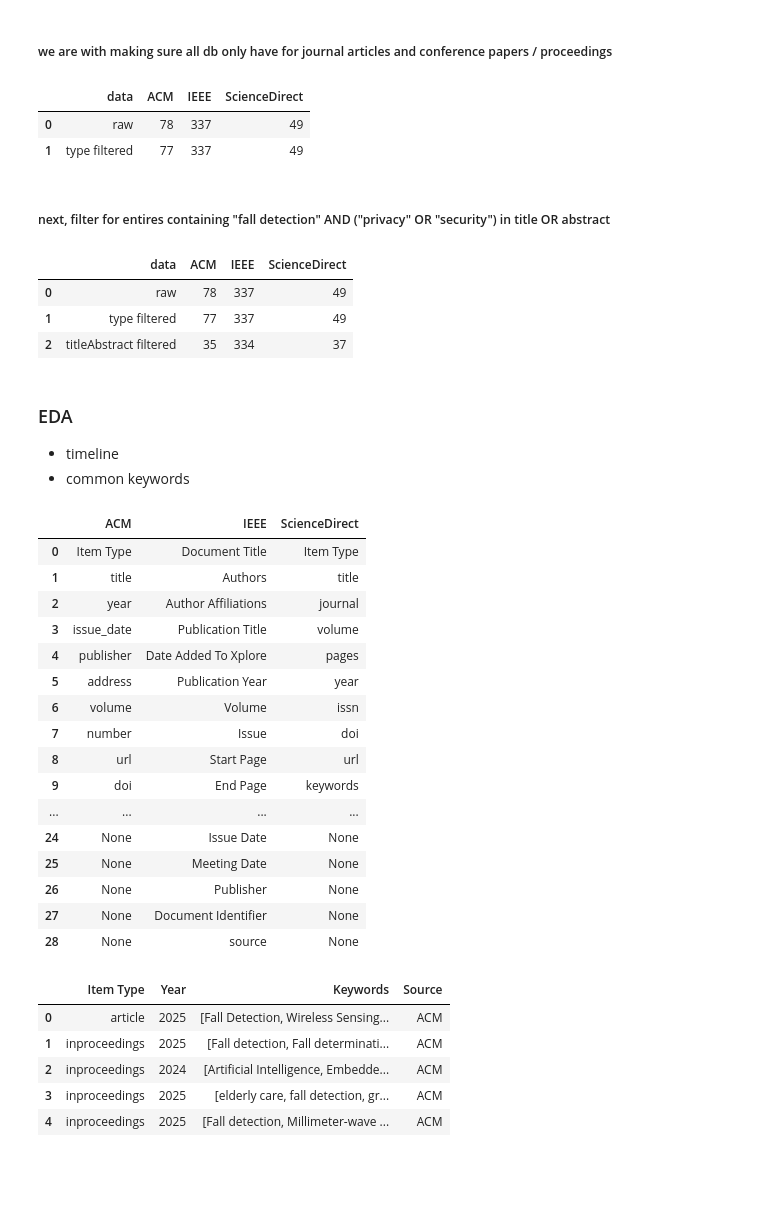
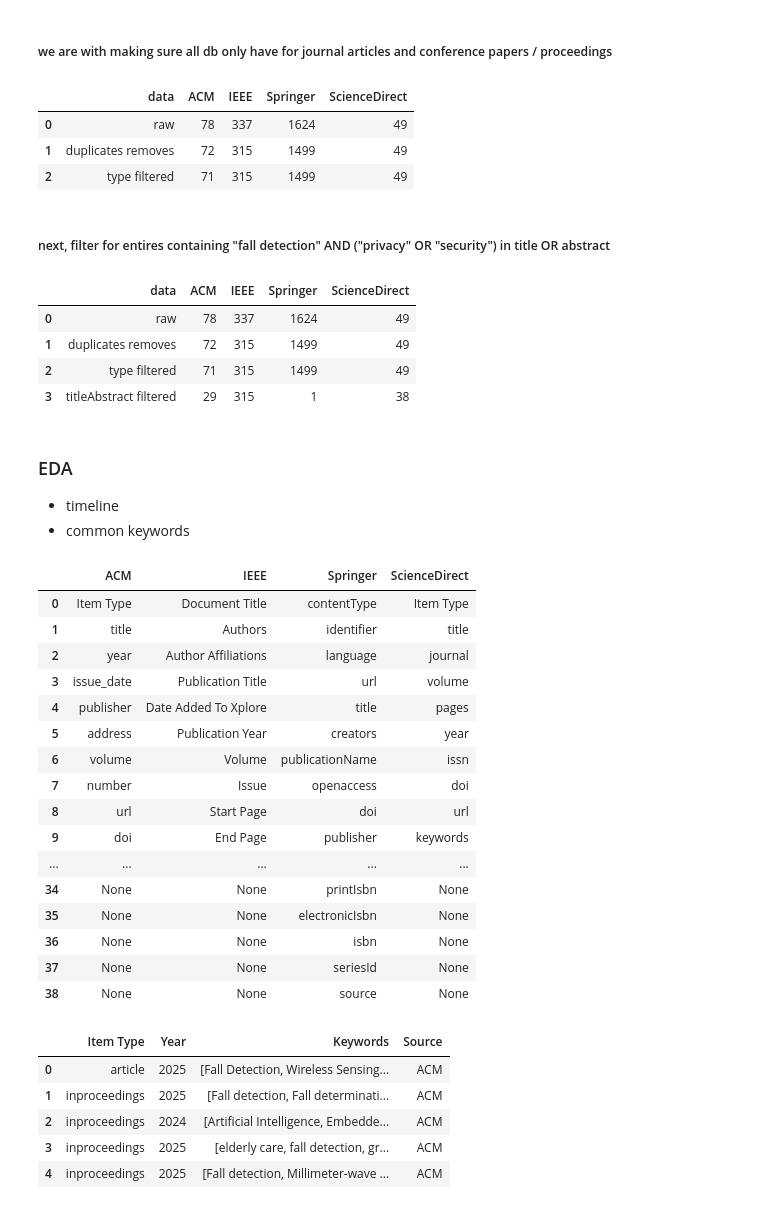
Before and after one commit to AichaNT/bachelor_thesis, a Jupyter notebook: EDA.ipynb, the cells around one changed output. Saved outputs shown, nothing was run; the diff lists cells and outputs as text; code cells hidden in the pictures; blank space fills up the shorter version.

```diff
--- a/EDA.ipynb
+++ b/EDA.ipynb
@@ -136,16 +168,17 @@ ieee_type_filtered = filter_journal_conference(ieee, "Document Identifier")
 sd_type_filtered = filter_journal_conference(sd, "Item Type")
 # %%
 # update counting DB
-type_filter_row = pd.DataFrame([["type filtered", len(acm_type_filtered), len(ieee_type_filtered), len(sd_type_filtered)]],
+type_filter_row = pd.DataFrame([["type filtered", len(acm_type_filtered), len(ieee_type_filtered), len(springer_type_filtered), len(sd_type_filtered)]],
                             columns = count_db.columns)
 
 count_db = pd.concat([count_db, type_filter_row], ignore_index = True)
 
 count_db
 # %% [output]
-|  | data | ACM | IEEE | ScienceDirect |
-| 0 | raw | 78 | 337 | 49 |
-| 1 | type filtered | 77 | 337 | 49 |
+|  | data | ACM | IEEE | Springer | ScienceDirect |
+| 0 | raw | 78 | 337 | 1624 | 49 |
+| 1 | duplicates removes | 72 | 315 | 1499 | 49 |
+| 2 | type filtered | 71 | 315 | 1499 | 49 |
 # %% [markdown]
 ##### next, filter for entires containing "fall detection" AND ("privacy" OR "security") in title OR abstract
 # %%
@@ -178,17 +212,18 @@ ieee_titleAbstract_filtered.to_csv("data/final/ieee_final_2026-03-02.csv", index
 sd_titleAbstract_filtered.to_csv("data/final/sd_final_2026-03-02.csv", index = False)
 # %%
 # update counting DB
-titleAbstract_filter_row = pd.DataFrame([["titleAbstract filtered", len(acm_titleAbstract_filtered), len(ieee_titleAbstract_filtered), len(sd_titleAbstract_filtered)]],
+titleAbstract_filter_row = pd.DataFrame([["titleAbstract filtered", len(acm_titleAbstract_filtered), len(ieee_titleAbstract_filtered), len(springer_titleAbstract_filtered), len(sd_titleAbstract_filtered)]],
                             columns = count_db.columns)
 
 count_db = pd.concat([count_db, titleAbstract_filter_row], ignore_index = True)
 
 count_db
 # %% [output]
-|  | data | ACM | IEEE | ScienceDirect |
-| 0 | raw | 78 | 337 | 49 |
-| 1 | type filtered | 77 | 337 | 49 |
-| 2 | titleAbstract filtered | 35 | 334 | 37 |
+|  | data | ACM | IEEE | Springer | ScienceDirect |
+| 0 | raw | 78 | 337 | 1624 | 49 |
+| 1 | duplicates removes | 72 | 315 | 1499 | 49 |
+| 2 | type filtered | 71 | 315 | 1499 | 49 |
+| 3 | titleAbstract filtered | 29 | 315 | 1 | 38 |
 # %% [markdown]
 ### EDA
 - timeline
@@ -197,44 +232,48 @@ count_db
 # load in final data
 acm_final = pd.read_csv("data/final/acm_final_2026-03-02.csv")
 ieee_final = pd.read_csv("data/final/ieee_final_2026-03-02.csv")
+springer_final = pd.read_csv("data/final/springer_final_2026-03-02.csv")
 sd_final = pd.read_csv("data/final/sd_final_2026-03-02.csv")
 # %%
 acm_cols = list(acm_final.columns)
 ieee_cols = list(ieee_final.columns)
+springer_cols = list(springer_final.columns)
 sd_cols = list(sd_final.columns)
 
 # pad shorter lists with None so all have same length
-max_len = max(len(acm_cols), len(ieee_cols), len(sd_cols))
+max_len = max(len(acm_cols), len(ieee_cols), len(springer_cols), len(sd_cols))
 acm_cols += [None] * (max_len - len(acm_cols))
 ieee_cols += [None] * (max_len - len(ieee_cols))
+springer_cols += [None] * (max_len - len(springer_cols))
 sd_cols += [None] * (max_len - len(sd_cols))
 
 # create combined DataFrame
 all_cols = pd.DataFrame({
     "ACM": acm_cols,
     "IEEE": ieee_cols,
+    "Springer": springer_cols,
     "ScienceDirect": sd_cols
 })
 
 all_cols
 # %% [output]
-|  | ACM | IEEE | ScienceDirect |
-| 0 | Item Type | Document Title | Item Type |
-| 1 | title | Authors | title |
-| 2 | year | Author Affiliations | journal |
-| 3 | issue_date | Publication Title | volume |
-| 4 | publisher | Date Added To Xplore | pages |
-| 5 | address | Publication Year | year |
-| 6 | volume | Volume | issn |
-| 7 | number | Issue | doi |
-| 8 | url | Start Page | url |
-| 9 | doi | End Page | keywords |
-| ... | ... | ... | ... |
-| 24 | None | Issue Date | None |
-| 25 | None | Meeting Date | None |
-| 26 | None | Publisher | None |
-| 27 | None | Document Identifier | None |
-| 28 | None | source | None |
+|  | ACM | IEEE | Springer | ScienceDirect |
+| 0 | Item Type | Document Title | contentType | Item Type |
+| 1 | title | Authors | identifier | title |
+| 2 | year | Author Affiliations | language | journal |
+| 3 | issue_date | Publication Title | url | volume |
+| 4 | publisher | Date Added To Xplore | title | pages |
+| 5 | address | Publication Year | creators | year |
+| 6 | volume | Volume | publicationName | issn |
+| 7 | number | Issue | openaccess | doi |
+| 8 | url | Start Page | doi | url |
+| 9 | doi | End Page | publisher | keywords |
+| ... | ... | ... | ... | ... |
+| 34 | None | None | printIsbn | None |
+| 35 | None | None | electronicIsbn | None |
+| 36 | None | None | isbn | None |
+| 37 | None | None | seriesId | None |
+| 38 | None | None | source | None |
 # %%
 selected_acm_cols = ["Item Type", "year", "keywords", "source"]
 selected_ieee_cols = ["Document Identifier", "Publication Year", "source", "Author Keywords", "IEEE Terms"]
```
Also changed, not shown: parts of 20 cells of this notebook, 8 other files.
